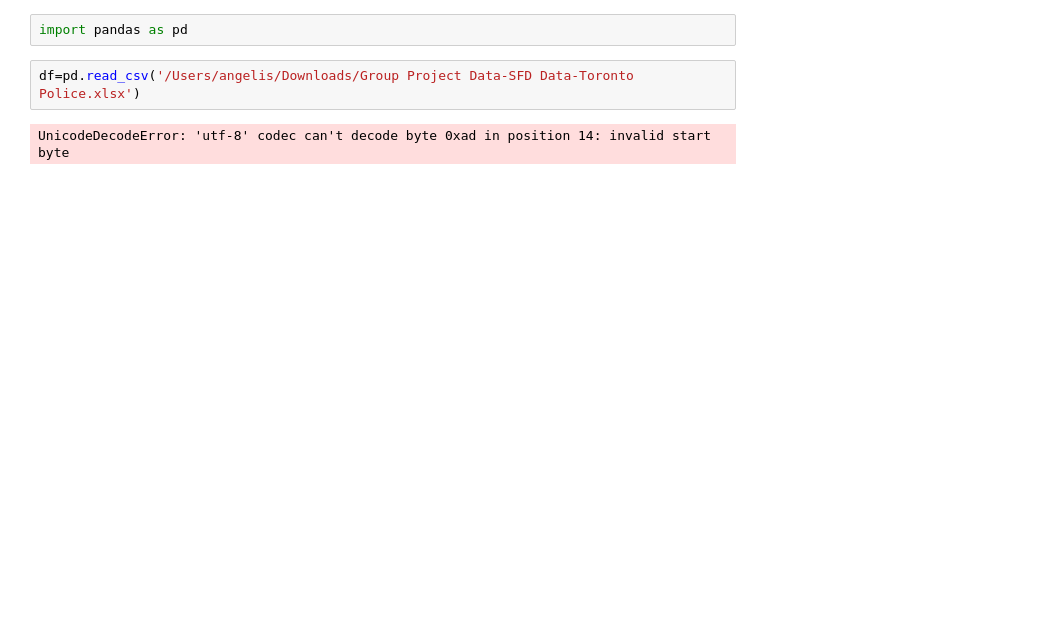
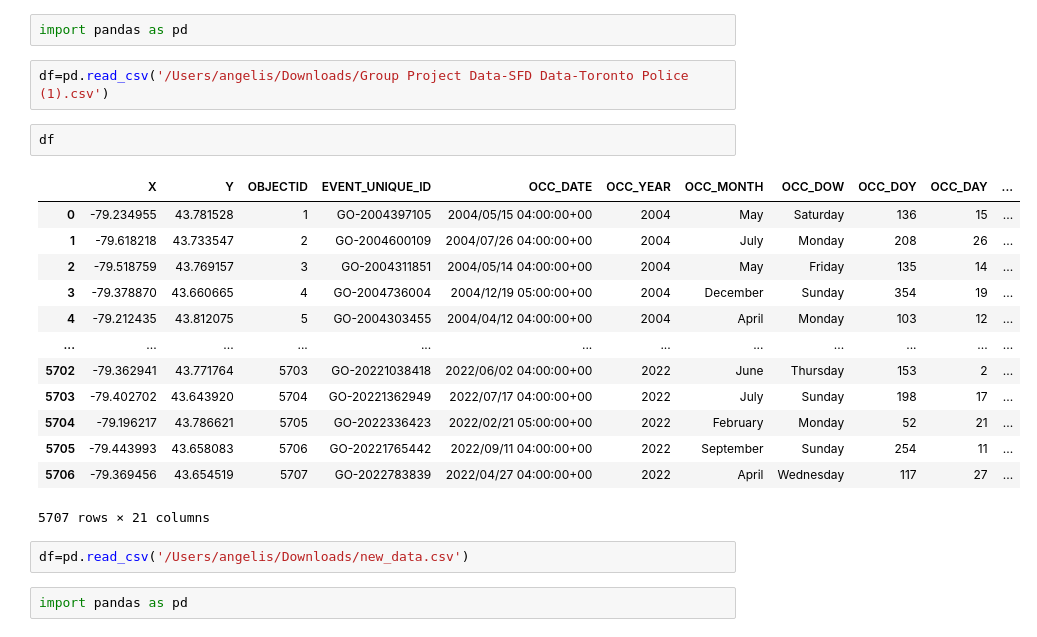
Before and after one commit to zhaobinyyds/Schulich_data_science6110, a Jupyter notebook: data_science_jun07.ipynb, the cells around one changed output. Saved outputs shown, nothing was run; the diff lists cells and outputs as text; blank space fills up the shorter version.

```diff
--- a/data_science_jun07.ipynb
+++ b/data_science_jun07.ipynb
@@ -1,6 +1,24 @@
 # %%
 import pandas as pd
 # %%
-df=pd.read_csv('/Users/angelis/Downloads/Group Project Data-SFD Data-Toronto Police.xlsx')
+df=pd.read_csv('/Users/angelis/Downloads/Group Project Data-SFD Data-Toronto Police (1).csv')
-# %% [output]
-UnicodeDecodeError: 'utf-8' codec can't decode byte 0xad in position 14: invalid start byte
+# %%
+df
+# %% [output]
+|  | X | Y | OBJECTID | EVENT_UNIQUE_ID | OCC_DATE | OCC_YEAR | OCC_MONTH | OCC_DOW | OCC_DOY | OCC_DAY | ... |
+| 0 | -79.234955 | 43.781528 | 1 | GO-2004397105 | 2004/05/15 04:00:00+00 | 2004 | May | Saturday | 136 | 15 | ... |
+| 1 | -79.618218 | 43.733547 | 2 | GO-2004600109 | 2004/07/26 04:00:00+00 | 2004 | July | Monday | 208 | 26 | ... |
+| 2 | -79.518759 | 43.769157 | 3 | GO-2004311851 | 2004/05/14 04:00:00+00 | 2004 | May | Friday | 135 | 14 | ... |
+| 3 | -79.378870 | 43.660665 | 4 | GO-2004736004 | 2004/12/19 05:00:00+00 | 2004 | December | Sunday | 354 | 19 | ... |
+| 4 | -79.212435 | 43.812075 | 5 | GO-2004303455 | 2004/04/12 04:00:00+00 | 2004 | April | Monday | 103 | 12 | ... |
+| ... | ... | ... | ... | ... | ... | ... | ... | ... | ... | ... | ... |
+| 5702 | -79.362941 | 43.771764 | 5703 | GO-20221038418 | 2022/06/02 04:00:00+00 | 2022 | June | Thursday | 153 | 2 | ... |
+| 5703 | -79.402702 | 43.643920 | 5704 | GO-20221362949 | 2022/07/17 04:00:00+00 | 2022 | July | Sunday | 198 | 17 | ... |
+| 5704 | -79.196217 | 43.786621 | 5705 | GO-2022336423 | 2022/02/21 05:00:00+00 | 2022 | February | Monday | 52 | 21 | ... |
+| 5705 | -79.443993 | 43.658083 | 5706 | GO-20221765442 | 2022/09/11 04:00:00+00 | 2022 | September | Sunday | 254 | 11 | ... |
+| 5706 | -79.369456 | 43.654519 | 5707 | GO-2022783839 | 2022/04/27 04:00:00+00 | 2022 | April | Wednesday | 117 | 27 | ... |
+5707 rows × 21 columns
+# %%
+df=pd.read_csv('/Users/angelis/Downloads/new_data.csv')
+# %%
+import pandas as pd
```
Also changed, not shown: parts of 17 cells of this notebook, 2 other files.
